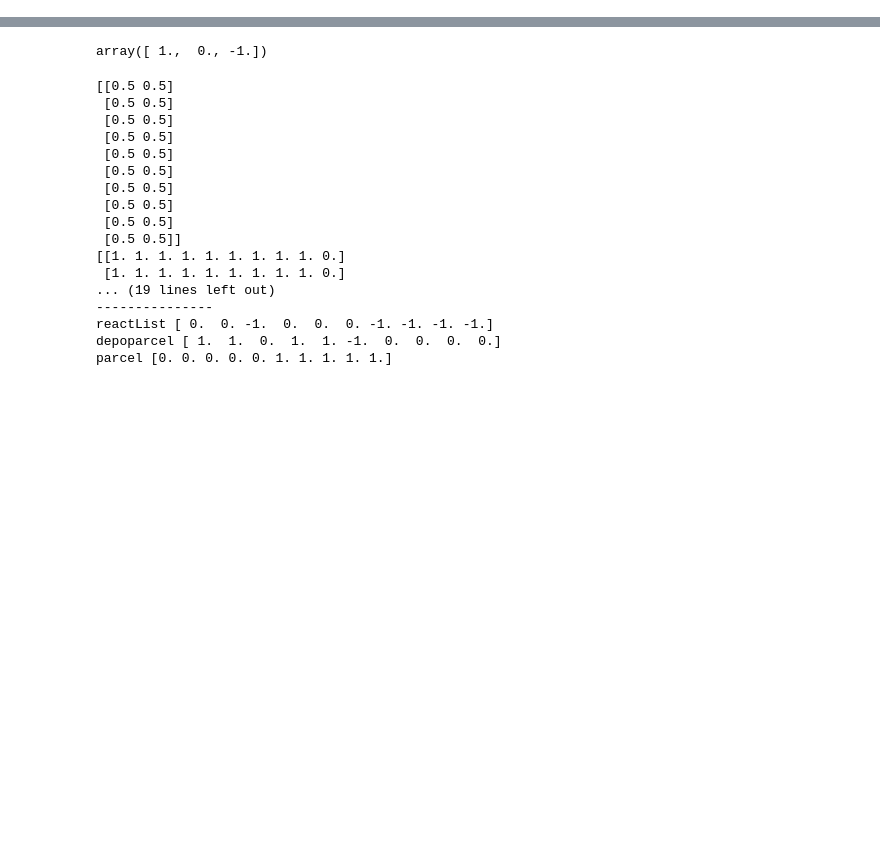
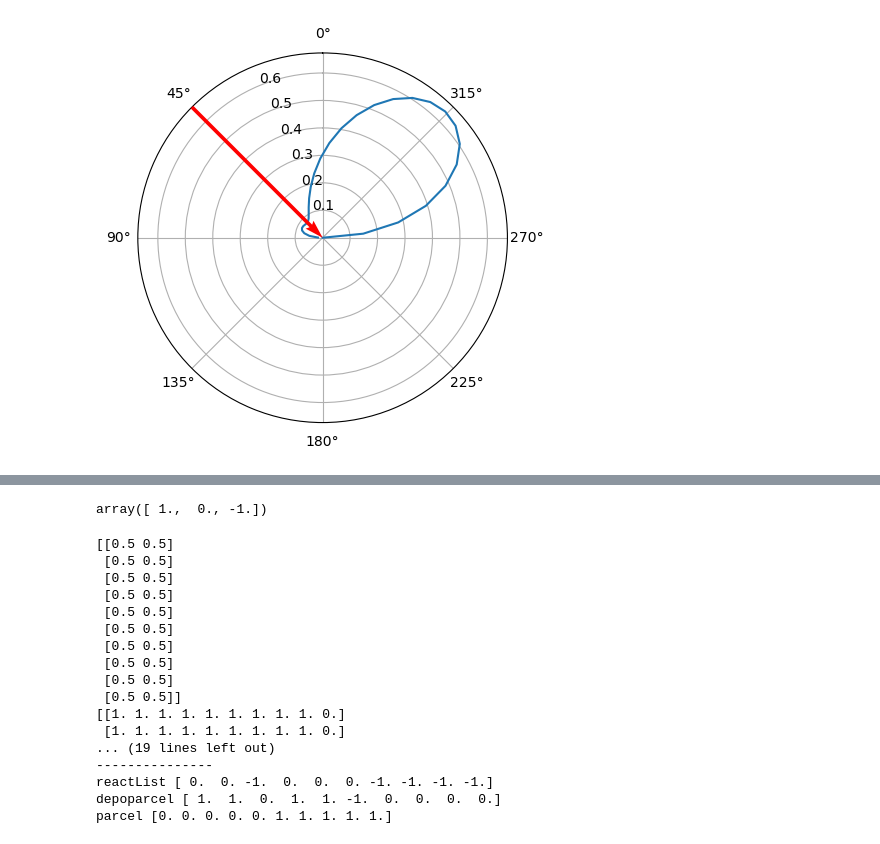
Before and after one commit to ararakitsubasa/etching, a Jupyter notebook: Multi_Species_etching_numba_test.ipynb, the cells around one changed output, grey strips where cells are left out. Saved outputs shown, nothing was run; the diff lists cells and outputs as text; code cells hidden in the pictures; blank space fills up the shorter version.

Commit message:
sputter angle distribution

```diff
--- a/Multi_Species_etching_numba_test.ipynb
+++ b/Multi_Species_etching_numba_test.ipynb
@@ -8,0 +11,25 @@ os.environ["KMP_DUPLICATE_LIB_OK"] = "TRUE"
+# %%
+def emission_angle(theta1, theta, phi):
+    Eth = 114
+    E = 250
+    # phi = np.pi/3
+    gamma = (3*np.sin(theta1)**2 - 1)/np.sin(theta1)**2 + \
+            (np.cos(theta1)**2) * (3*np.sin(theta1)**2 + 1)/(2*np.sin(theta1)**3)*np.log((1+ np.sin(theta1))/(1-np.sin(theta1)))
+
+    return np.cos(theta)*(1 - (0.25*(Eth/E)**0.5)*(np.cos(theta) * gamma + 1.5*np.pi*np.sin(theta)*np.sin(theta1)*np.cos(phi) ))
+
+theta = np.arange(-np.pi/2, np.pi/2, 0.1)
+y = emission_angle(np.pi/4, theta, 0)
+
+
+fig, ax = plt.subplots(subplot_kw={'projection': 'polar'})
+ax.plot(theta, y)
+# ax.plot(y, theta)
+# plt.plot(theta, y)
+ax.quiver(0,0, 1, -1,
+        scale=1., zorder=3, color='red', pivot= 'tip',
+          width=0.01,)
+
+ax.set_theta_zero_location('N')
+# %% [output]
+[figure, added]
```
Also changed, not shown: parts of 12 cells of this notebook, 1 other file.
